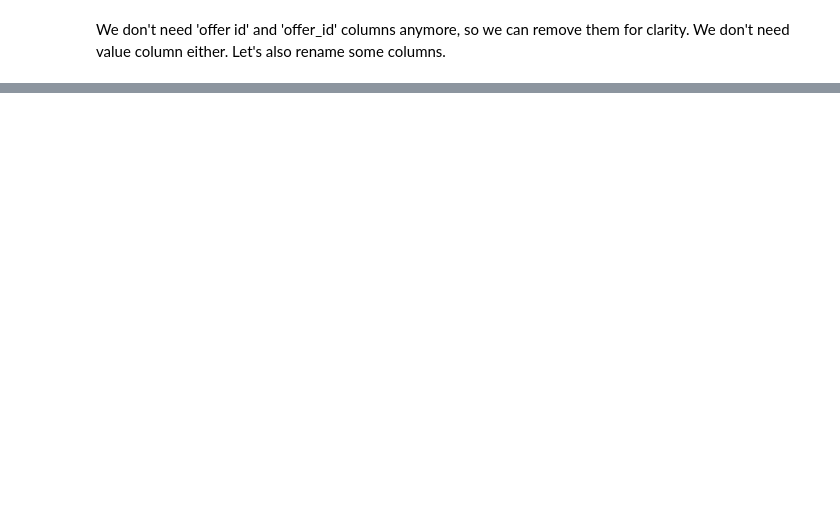
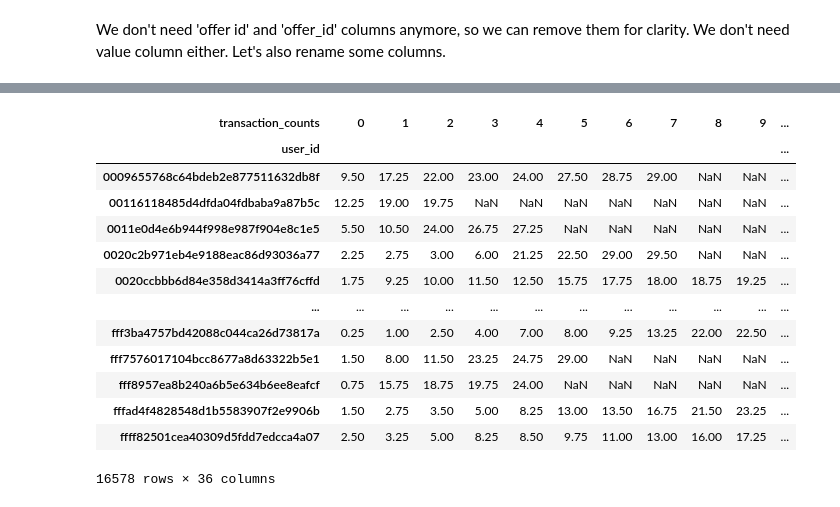
Before and after one commit to jvuger/StarbucksProject, a Jupyter notebook: Starbucks_Capstone_notebook.ipynb, the cells around one changed output, grey strips where cells are left out. Drawn from its saved outputs; the diff is of its cells as text; code cells hidden in the pictures; blank space fills up the shorter version.

```diff
--- a/Starbucks_Capstone_notebook.ipynb
+++ b/Starbucks_Capstone_notebook.ipynb
@@ -451,0 +619,5 @@ transcript_new[transcript_new['person'] == '78afa995795e4d85b5d9ceeca43f5fef']
+# %%
+transcript_new = transcript_new.replace(['offer received', 'offer viewed', 'offer completed'], ['offer_received', 'offer_viewed', 'offer_completed'])
+transcript_offer = transcript_new[transcript_new['event'] != 'transaction']
+transcript_offer = transcript_offer.drop(['amount_spent'], axis = 'columns')
+transcript_offer
@@ -451,0 +883,3 @@ transcript_new[transcript_new['person'] == '78afa995795e4d85b5d9ceeca43f5fef']
+# %%
+transcript_transaction = transcript_new[transcript_new['event'] == 'transaction']
+transcript_transaction = transcript_transaction.sort_values(by = ['user_id', 'days_since_start'])
@@ -451,0 +902,6 @@ transcript_new[transcript_new['person'] == '78afa995795e4d85b5d9ceeca43f5fef']
+# %%
+transaction_counts = transcript_transaction.groupby('user_id').cumcount()
+transcript_transaction = pd.concat([transcript_transaction, transaction_counts], axis = 1)
+# %%
+transcript_transaction = transcript_transaction.rename(columns = {0: 'transaction_counts'})
+transcript_transaction
@@ -451,0 +922,18 @@ transcript_new[transcript_new['person'] == '78afa995795e4d85b5d9ceeca43f5fef']
+# %%
+transcript_transaction_pivot = transcript_transaction.pivot(index = 'user_id', columns = 'transaction_counts', values = 'days_since_start')
+transcript_transaction_pivot
+# %% [output]
+| transaction_counts | 0 | 1 | 2 | 3 | 4 | 5 | 6 | 7 | 8 | 9 | ... |
+| user_id |  |  |  |  |  |  |  |  |  |  | ... |
+| 0009655768c64bdeb2e877511632db8f | 9.50 | 17.25 | 22.00 | 23.00 | 24.00 | 27.50 | 28.75 | 29.00 | NaN | NaN | ... |
+| 00116118485d4dfda04fdbaba9a87b5c | 12.25 | 19.00 | 19.75 | NaN | NaN | NaN | NaN | NaN | NaN | NaN | ... |
+| 0011e0d4e6b944f998e987f904e8c1e5 | 5.50 | 10.50 | 24.00 | 26.75 | 27.25 | NaN | NaN | NaN | NaN | NaN | ... |
+| 0020c2b971eb4e9188eac86d93036a77 | 2.25 | 2.75 | 3.00 | 6.00 | 21.25 | 22.50 | 29.00 | 29.50 | NaN | NaN | ... |
+| 0020ccbbb6d84e358d3414a3ff76cffd | 1.75 | 9.25 | 10.00 | 11.50 | 12.50 | 15.75 | 17.75 | 18.00 | 18.75 | 19.25 | ... |
+| ... | ... | ... | ... | ... | ... | ... | ... | ... | ... | ... | ... |
+| fff3ba4757bd42088c044ca26d73817a | 0.25 | 1.00 | 2.50 | 4.00 | 7.00 | 8.00 | 9.25 | 13.25 | 22.00 | 22.50 | ... |
+| fff7576017104bcc8677a8d63322b5e1 | 1.50 | 8.00 | 11.50 | 23.25 | 24.75 | 29.00 | NaN | NaN | NaN | NaN | ... |
+| fff8957ea8b240a6b5e634b6ee8eafcf | 0.75 | 15.75 | 18.75 | 19.75 | 24.00 | NaN | NaN | NaN | NaN | NaN | ... |
+| fffad4f4828548d1b5583907f2e9906b | 1.50 | 2.75 | 3.50 | 5.00 | 8.25 | 13.00 | 13.50 | 16.75 | 21.50 | 23.25 | ... |
+| ffff82501cea40309d5fdd7edcca4a07 | 2.50 | 3.25 | 5.00 | 8.25 | 8.50 | 9.75 | 11.00 | 13.00 | 16.00 | 17.25 | ... |
+16578 rows × 36 columns
```
Also changed, not shown: parts of 135 cells of this notebook.
